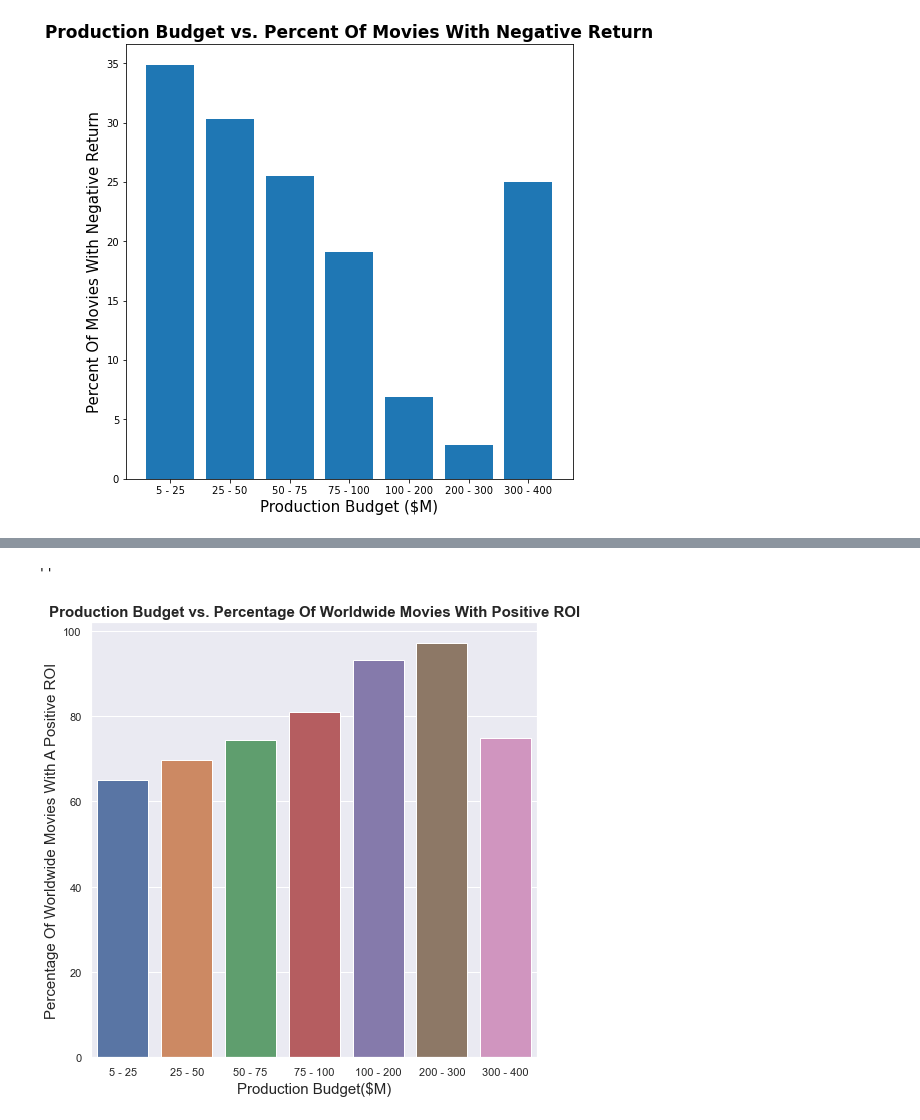
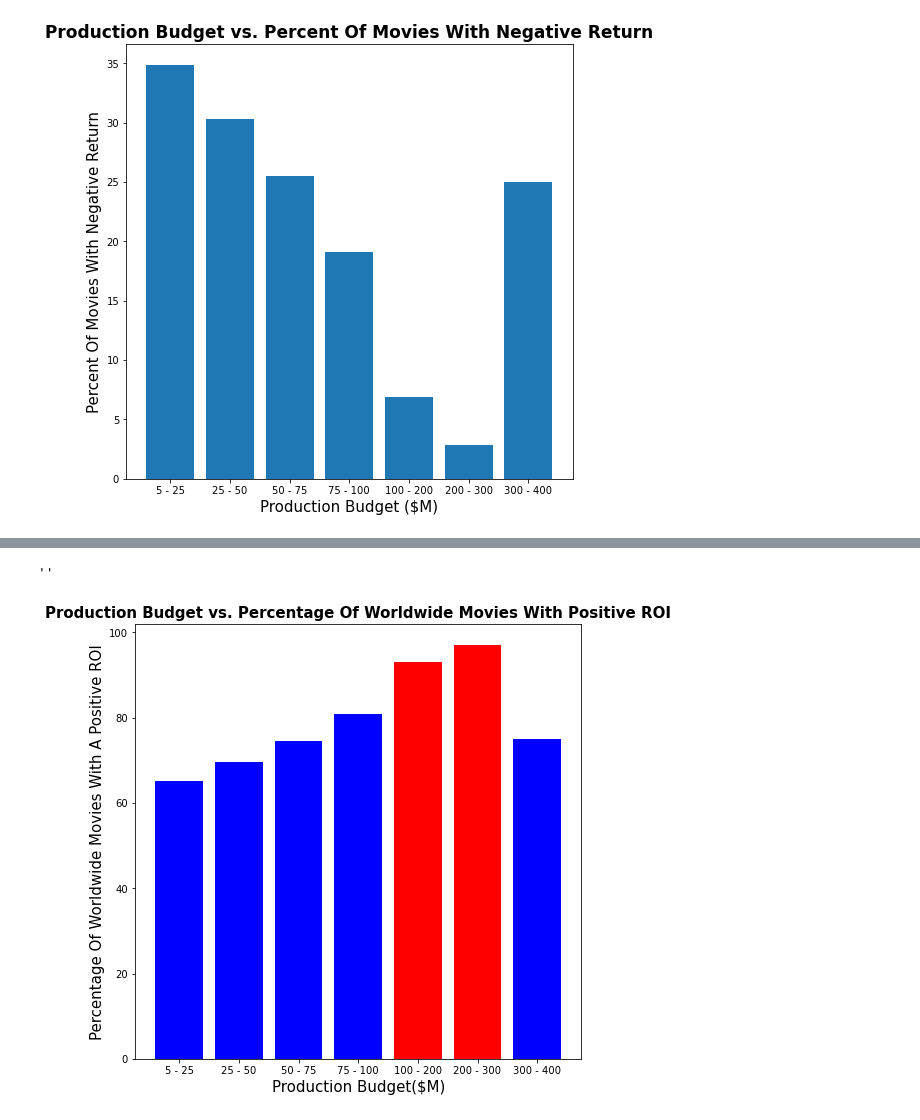
Before and after one commit to jmarkowi/Microsoft-Studios-Analysis, a Jupyter notebook: Eric––Project_1_Workbook.ipynb, the cells around one changed output, grey strips where cells are left out. Drawn from its saved outputs; the diff is of its cells as text; code cells hidden in the pictures.

Commit message:
Newest visualizations

```diff
--- a/Eric––Project_1_Workbook.ipynb
+++ b/Eric––Project_1_Workbook.ipynb
@@ -1055,0 +1098,25 @@ import seaborn as sns
+# %%
+fig, ax = plt.subplots(figsize=(8,8))
+
+x = [('5 - 25'), ('25 - 50'), ('50 - 75'), ('75 - 100'), ('100 - 200'), ('200 - 300'), ('300 - 400')]
+
+h = [(100 - per_movies_5_to_25_with_neg_return_ww),
+     (100 - per_movies_25_to_50_with_neg_return_ww),
+     (100 - per_movies_50_to_75_with_neg_return_ww),
+     (100 - per_movies_75_to_100_with_neg_return_ww),
+     (100 - per_movies_100_to_200_with_neg_return_ww),
+     (100 - per_movies_200_to_300_with_neg_return_ww),
+     (100 - per_movies_300_to_400_with_neg_return_ww)]
+
+ax.bar(x, h, color=['blue', 'blue', 'blue', 'blue', 'green', 'green', 'blue']);
+
+ax.set_title('Production Budget vs. Percent Of Movies With Positive ROI', {'fontsize':15, 'fontweight':'bold'})
+ax.set_xlabel('Production Budget ($M)', fontsize = 14)
+ax.set_ylabel('Movies With Positive Return(%)', fontsize = 14)
+
+plt.grid(False)
+plt.rc('xtick', labelsize=10)
+plt.rc('ytick', labelsize=10)
+
+
+plt.savefig('/Users/ericdenbin/Documents/flatiron_ds/phase_1/phase_1_project/lej_project1/budget_to_pos_ROI_Highlighted_Bars_No_Grid.png');
@@ -1056,30 +1125,30 @@ import seaborn as sns
 # %%
-sns.set(rc={'figure.figsize':(8,8)})
+fig, ax = plt.subplots(figsize=(8,8))
 
 x = [('5 - 25'), ('25 - 50'), ('50 - 75'), ('75 - 100'), ('100 - 200'), ('200 - 300'), ('300 - 400')]
 
-y = [(100 - per_movies_5_to_25_with_neg_return_ww),
+h = [(100 - per_movies_5_to_25_with_neg_return_ww),
      (100 - per_movies_25_to_50_with_neg_return_ww),
      (100 - per_movies_50_to_75_with_neg_return_ww),
      (100 - per_movies_75_to_100_with_neg_return_ww),
      (100 - per_movies_100_to_200_with_neg_return_ww),
      (100 - per_movies_200_to_300_with_neg_return_ww),
      (100 - per_movies_300_to_400_with_neg_return_ww)]
 
-ax = sns.barplot(x, y);
+ax.bar(x, h, color = ['blue', 'blue', 'blue', 'blue', 'red', 'red', 'blue'])
 
 ax.set_title('Production Budget vs. Percentage Of Worldwide Movies With Positive ROI', {'fontsize':15, 'fontweight':'bold'})
 ax.set_xlabel('Production Budget($M)', fontsize = 15)
 ax.set_ylabel('Percentage Of Worldwide Movies With A Positive ROI', fontsize = 15)
 
+#ax.set_facecolor('xkcd:white')
+
 plt.rc('xtick', labelsize=10)
 plt.rc('ytick', labelsize=10)
 
-
-fig = ax.get_figure()
-fig.savefig('/Users/ericdenbin/Documents/flatiron_ds/phase_1/phase_1_project/lej_project1/budget_to_pos_ROI.png')
+plt.savefig('/Users/ericdenbin/Documents/flatiron_ds/phase_1/phase_1_project/lej_project1/budget_to_pos_ROI_Highlighted_Bars.png')
 
 ;
 # %% [output]
 ''
-[figure, old version]
+[figure, new version]
```
Also changed, not shown: parts of 21 cells of this notebook, 4 other files.
